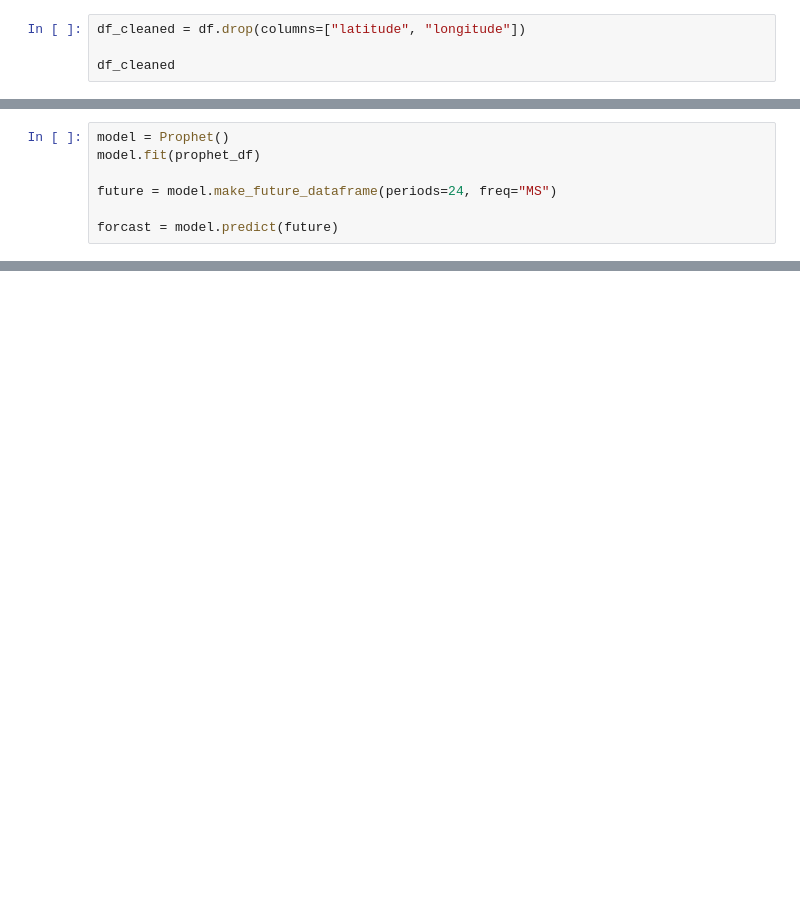
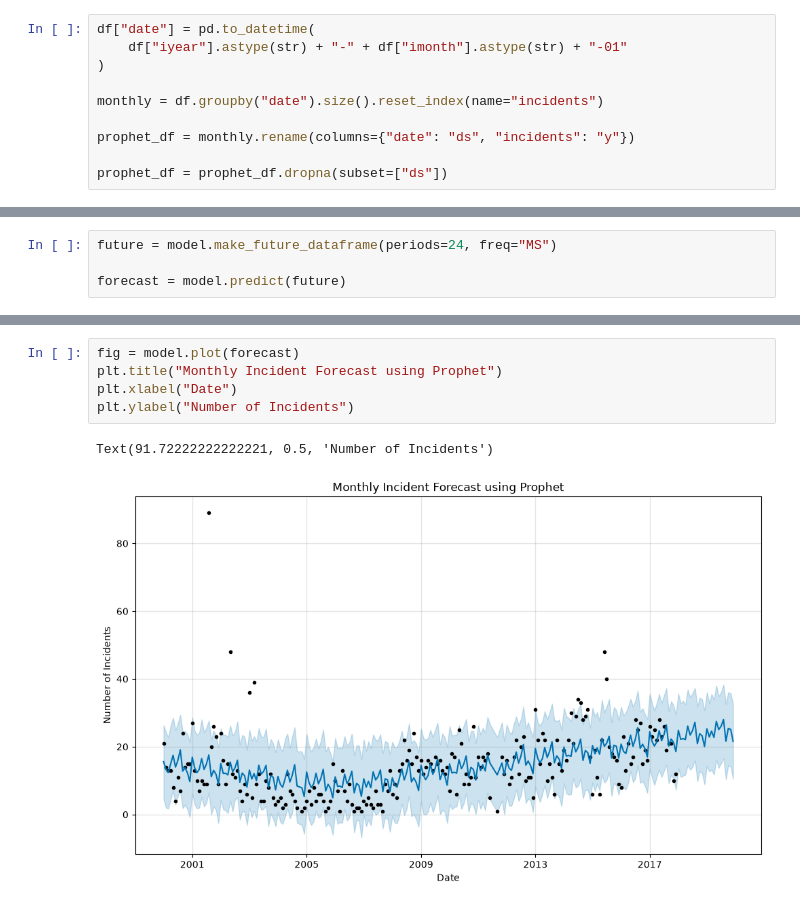
Before and after one commit to BrianFri/special_tool_case_study, a Jupyter notebook: time.ipynb, the cells around one changed output, grey strips where cells are left out. Saved outputs shown, nothing was run; the diff lists cells and outputs as text; blank space fills up the shorter version.

```diff
--- a/time.ipynb
+++ b/time.ipynb
@@ -16,4 +9,10 @@ df.head()
 # %%
-df_cleaned = df.drop(columns=["latitude", "longitude"])
+df["date"] = pd.to_datetime(
+    df["iyear"].astype(str) + "-" + df["imonth"].astype(str) + "-01"
+)
 
-df_cleaned
+monthly = df.groupby("date").size().reset_index(name="incidents")
+
+prophet_df = monthly.rename(columns={"date": "ds", "incidents": "y"})
+
+prophet_df = prophet_df.dropna(subset=["ds"])
@@ -47,8 +27,5 @@ prophet_df = pd.DataFrame({
 # %%
-model = Prophet()
-model.fit(prophet_df)
-
 future = model.make_future_dataframe(periods=24, freq="MS")
 
-forcast = model.predict(future)
+forecast = model.predict(future)
 # %% [output]
@@ -61,0 +43,8 @@ method = optimize
+# %%
+fig = model.plot(forecast)
+plt.title("Monthly Incident Forecast using Prophet")
+plt.xlabel("Date")
+plt.ylabel("Number of Incidents")
+# %% [output]
+Text(91.72222222222221, 0.5, 'Number of Incidents')
+[figure, added]
```
Also changed, not shown: parts of 6 cells of this notebook.
